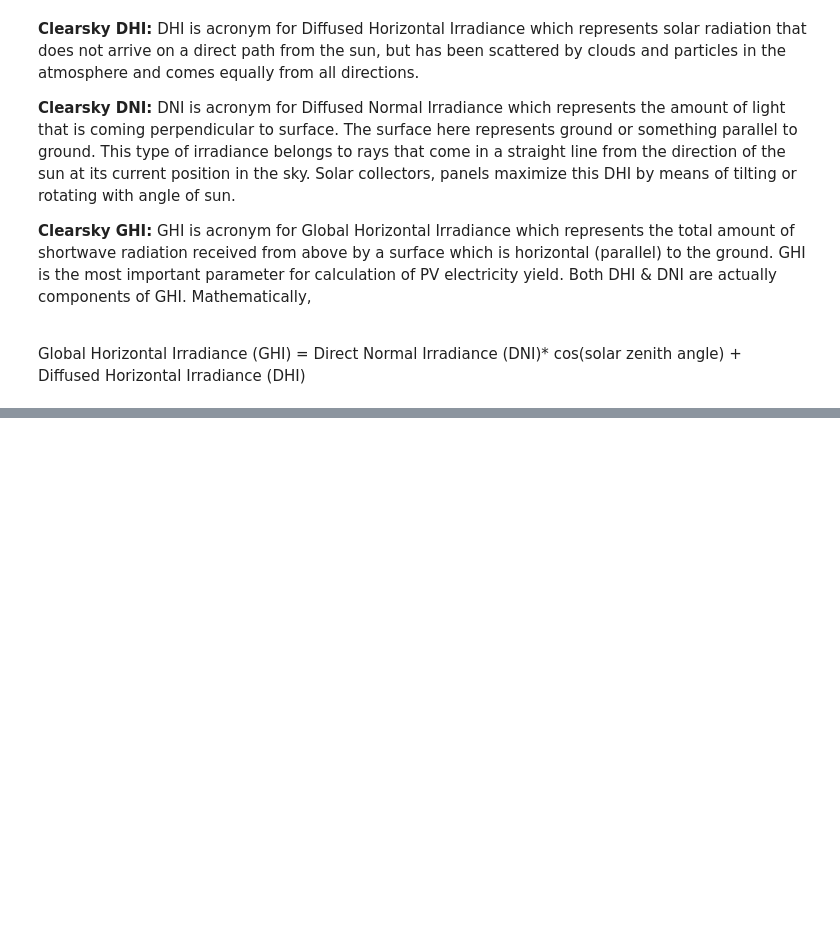
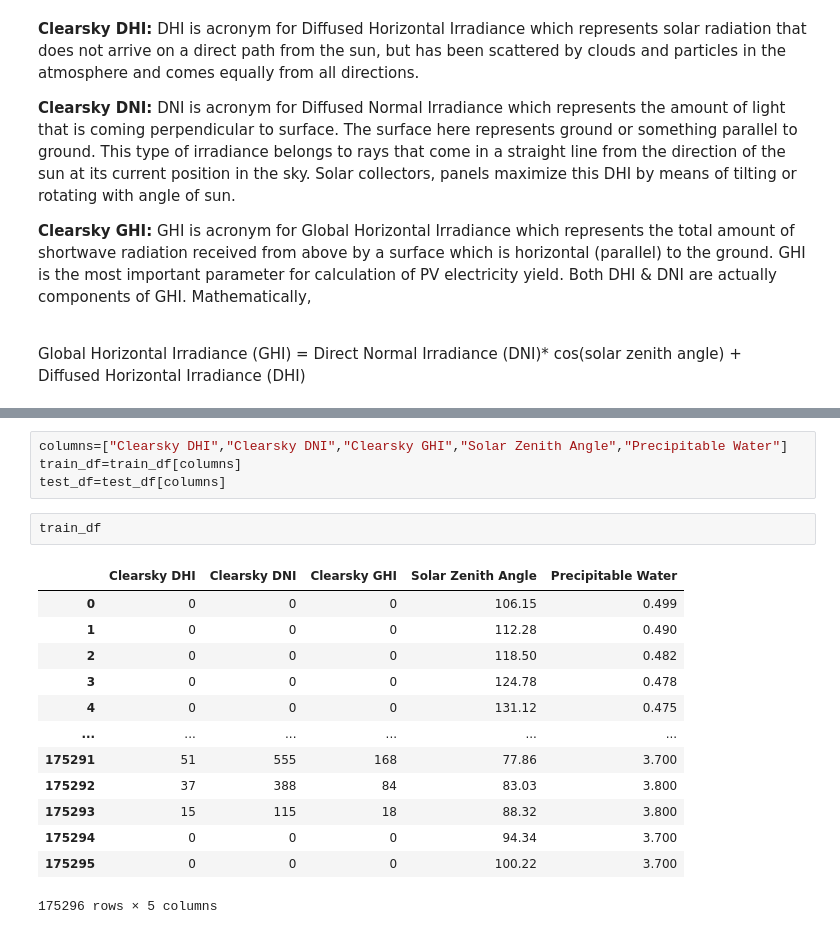
Before and after one commit to ashwiniyer176/WIPRO-Sustainability-Challenge, a Jupyter notebook: notebooks/Data Cleaning.ipynb, the cells around one changed output, grey strips where cells are left out. Cells and saved outputs as stored; diff of their text form; blank space fills up the shorter version.

```diff
--- a/notebooks/Data Cleaning.ipynb
+++ b/notebooks/Data Cleaning.ipynb
@@ -140,0 +135,20 @@ Cloud Type -15    N/A<br>
+# %%
+columns=["Clearsky DHI","Clearsky DNI","Clearsky GHI","Solar Zenith Angle","Precipitable Water"]
+train_df=train_df[columns]
+test_df=test_df[columns]
+# %%
+train_df
+# %% [output]
+|  | Clearsky DHI | Clearsky DNI | Clearsky GHI | Solar Zenith Angle | Precipitable Water |
+| 0 | 0 | 0 | 0 | 106.15 | 0.499 |
+| 1 | 0 | 0 | 0 | 112.28 | 0.490 |
+| 2 | 0 | 0 | 0 | 118.50 | 0.482 |
+| 3 | 0 | 0 | 0 | 124.78 | 0.478 |
+| 4 | 0 | 0 | 0 | 131.12 | 0.475 |
+| ... | ... | ... | ... | ... | ... |
+| 175291 | 51 | 555 | 168 | 77.86 | 3.700 |
+| 175292 | 37 | 388 | 84 | 83.03 | 3.800 |
+| 175293 | 15 | 115 | 18 | 88.32 | 3.800 |
+| 175294 | 0 | 0 | 0 | 94.34 | 3.700 |
+| 175295 | 0 | 0 | 0 | 100.22 | 3.700 |
+175296 rows × 5 columns
```
Also changed, not shown: parts of 9 cells of this notebook, 6 other files.
